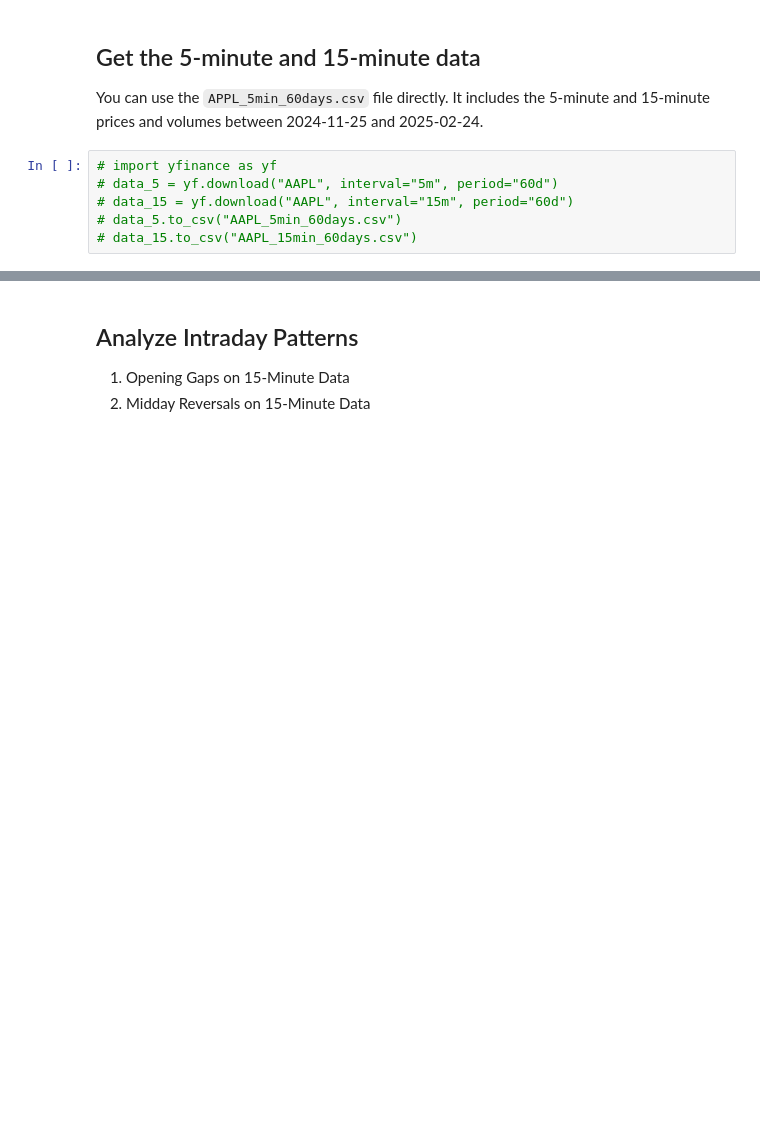
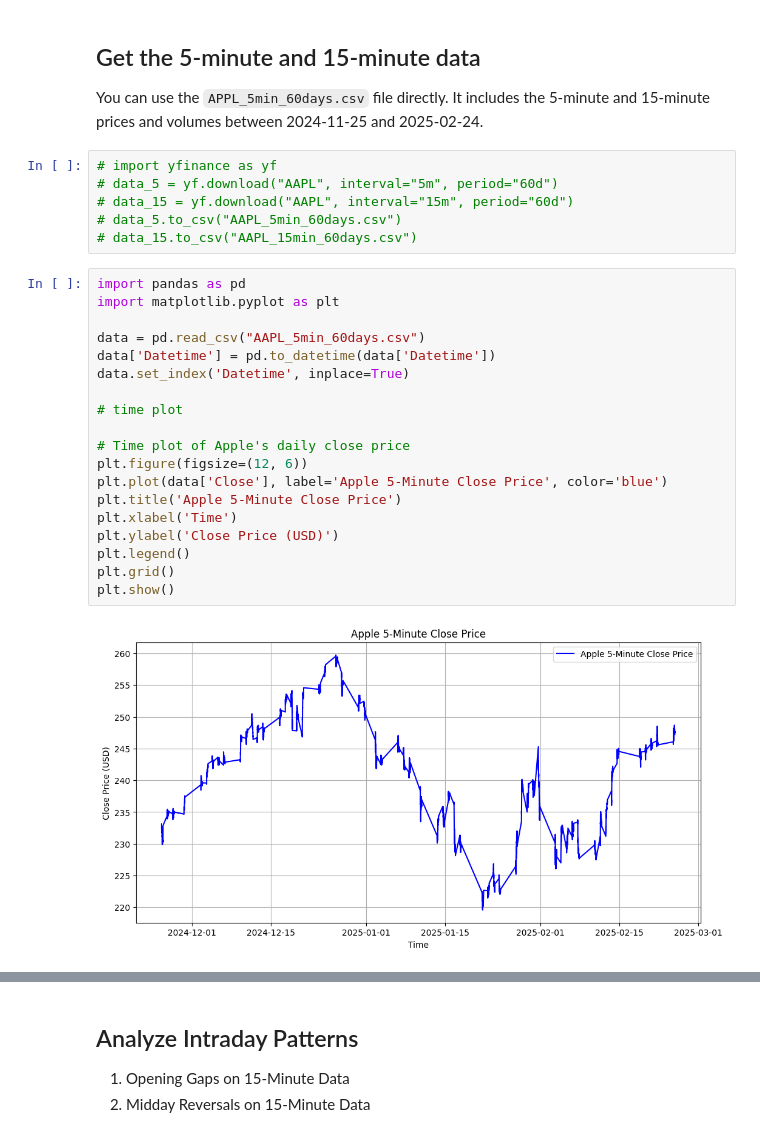
Before and after one commit to luwenkai1997/ts-stock-price-prediction, a Jupyter notebook: EDA-wenkai.ipynb, the cells around one changed output, grey strips where cells are left out. Saved outputs shown, nothing was run; the diff lists cells and outputs as text; blank space fills up the shorter version.

```diff
--- a/EDA-wenkai.ipynb
+++ b/EDA-wenkai.ipynb
@@ -8,3 +8,24 @@ You can use the `APPL_5min_60days.csv` file directly. It includes the 5-minute a
 # data_15 = yf.download("AAPL", interval="15m", period="60d")
 # data_5.to_csv("AAPL_5min_60days.csv")
 # data_15.to_csv("AAPL_15min_60days.csv")
+# %%
+import pandas as pd
+import matplotlib.pyplot as plt
+
+data = pd.read_csv("AAPL_5min_60days.csv")
+data['Datetime'] = pd.to_datetime(data['Datetime'])
+data.set_index('Datetime', inplace=True)
+
+# time plot
+
+# Time plot of Apple's daily close price
+plt.figure(figsize=(12, 6))
+plt.plot(data['Close'], label='Apple 5-Minute Close Price', color='blue')
+plt.title('Apple 5-Minute Close Price')
+plt.xlabel('Time')
+plt.ylabel('Close Price (USD)')
+plt.legend()
+plt.grid()
+plt.show()
+# %% [output]
+[figure, added]
```
Also changed, not shown: parts of 9 cells of this notebook.
